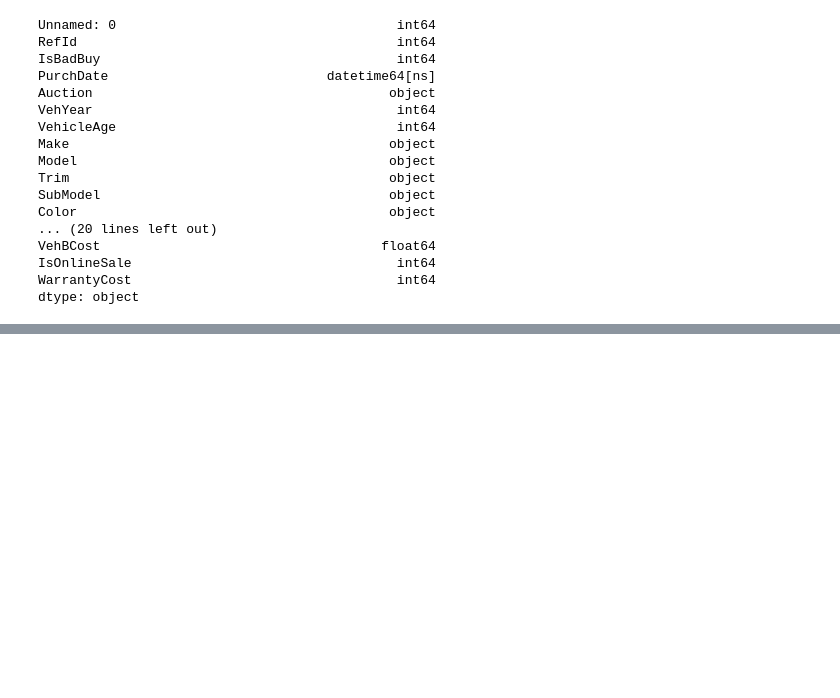
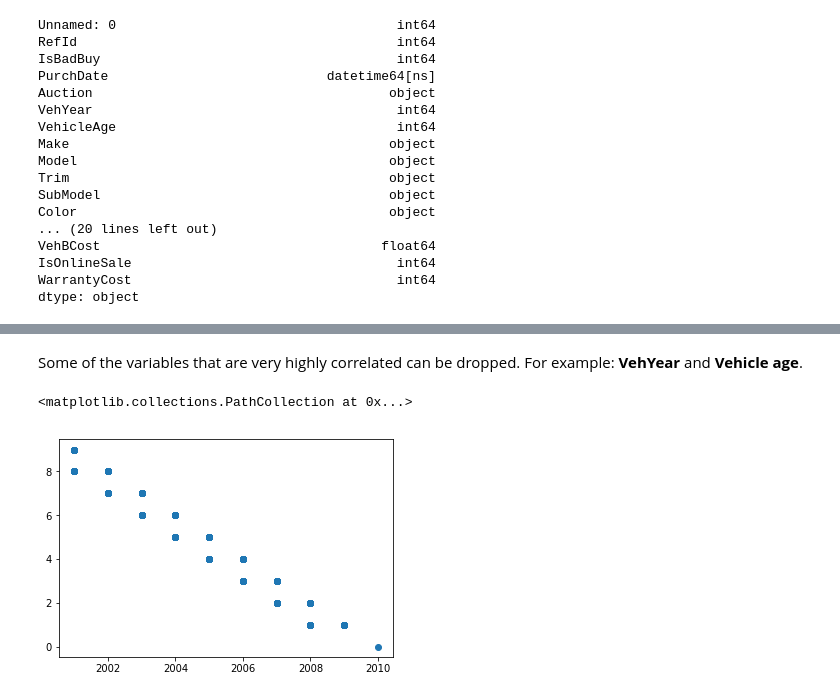
Before and after one commit to schechtman/Datacamp_lemon, a Jupyter notebook: lemons_starting_kit.ipynb, the cells around one changed output, grey strips where cells are left out. Saved outputs shown, nothing was run; the diff lists cells and outputs as text; code cells hidden in the pictures; blank space fills up the shorter version.

```diff
--- a/lemons_starting_kit.ipynb
+++ b/lemons_starting_kit.ipynb
@@ -242,0 +225,7 @@ data.groupby('VNST').count()[['IsBadBuy']].sort_values(
+# %% [markdown]
+Some of the variables that are very highly correlated can be dropped. For example: **VehYear** and **Vehicle age**.
+# %%
+plt.scatter(data['VehYear'], data['VehicleAge'])
+# %% [output]
+<matplotlib.collections.PathCollection at 0x...>
+[figure, added]
```
Also changed, not shown: parts of 51 cells of this notebook, 2 other files.
